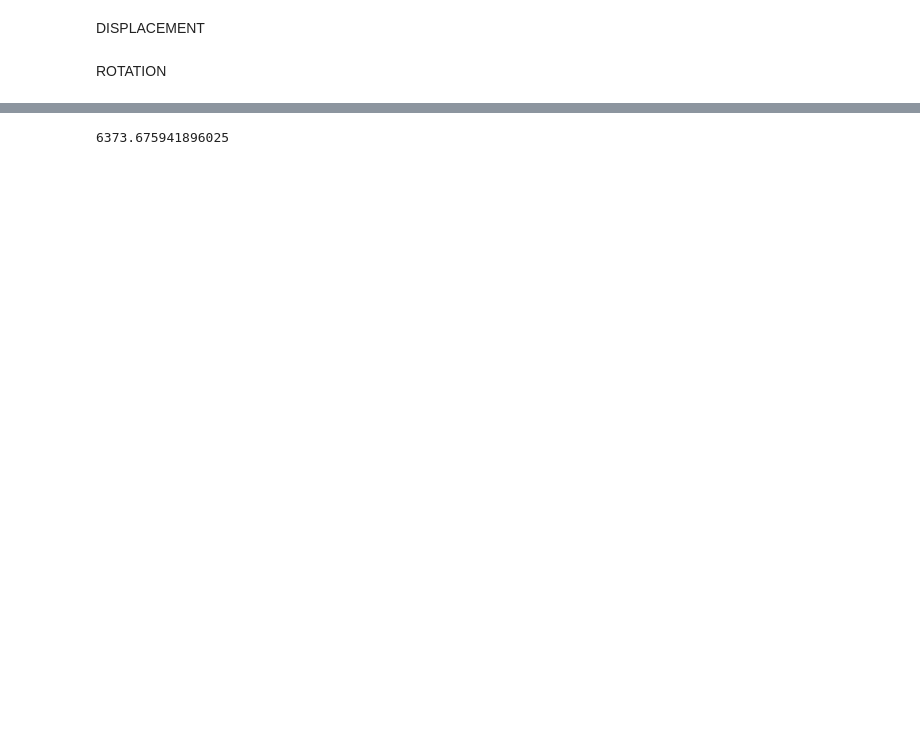
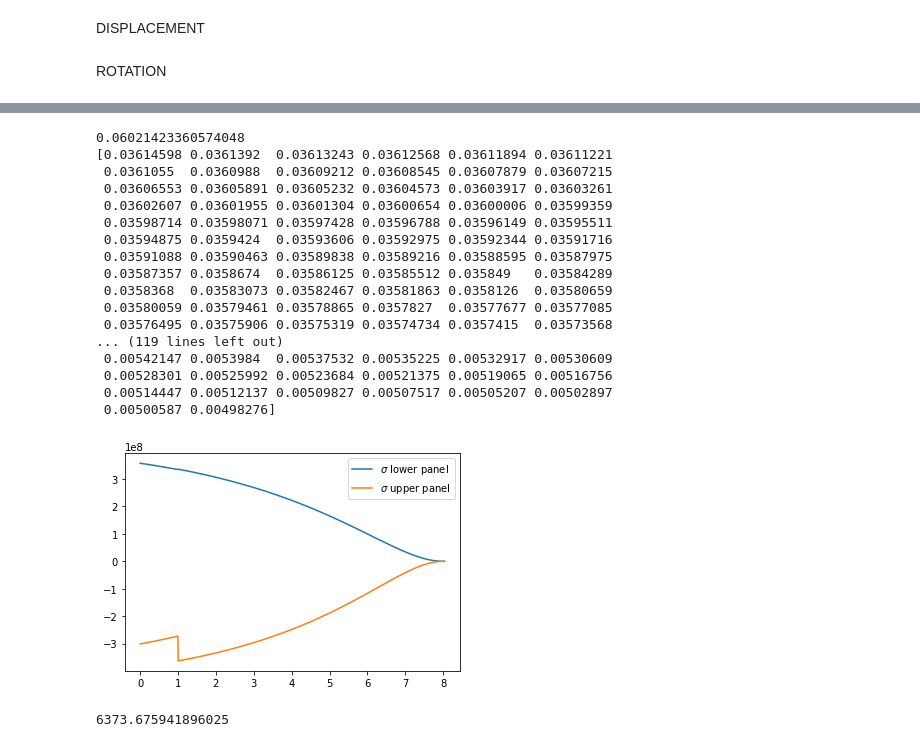
Before and after one commit to LucaDissel/Workpackage4-5, a Jupyter notebook: Main.ipynb, the cells around one changed output, grey strips where cells are left out. Saved outputs shown, nothing was run; the diff lists cells and outputs as text; code cells hidden in the pictures; blank space fills up the shorter version.

```diff
--- a/Main.ipynb
+++ b/Main.ipynb
@@ -561,3 +580,24 @@ plt.plot(y, V(y))
+# %%
+wingbox_iteration_4.plot_max_stress()
+# %% [output]
+0.06021423360574048
+[0.03614598 0.0361392  0.03613243 0.03612568 0.03611894 0.03611221
+ 0.0361055  0.0360988  0.03609212 0.03608545 0.03607879 0.03607215
+ 0.03606553 0.03605891 0.03605232 0.03604573 0.03603917 0.03603261
+ 0.03602607 0.03601955 0.03601304 0.03600654 0.03600006 0.03599359
+ 0.03598714 0.03598071 0.03597428 0.03596788 0.03596149 0.03595511
+ 0.03594875 0.0359424  0.03593606 0.03592975 0.03592344 0.03591716
+ 0.03591088 0.03590463 0.03589838 0.03589216 0.03588595 0.03587975
+ 0.03587357 0.0358674  0.03586125 0.03585512 0.035849   0.03584289
+ 0.0358368  0.03583073 0.03582467 0.03581863 0.0358126  0.03580659
+ 0.03580059 0.03579461 0.03578865 0.0357827  0.03577677 0.03577085
+ 0.03576495 0.03575906 0.03575319 0.03574734 0.0357415  0.03573568
+... (119 lines left out)
+ 0.00542147 0.0053984  0.00537532 0.00535225 0.00532917 0.00530609
+ 0.00528301 0.00525992 0.00523684 0.00521375 0.00519065 0.00516756
+ 0.00514447 0.00512137 0.00509827 0.00507517 0.00505207 0.00502897
+ 0.00500587 0.00498276]
+[figure, added]
 # %%
 V(0)*2/9.81/3.09/1.5
 # %% [output]
```
Also changed, not shown: parts of 14 cells of this notebook.
